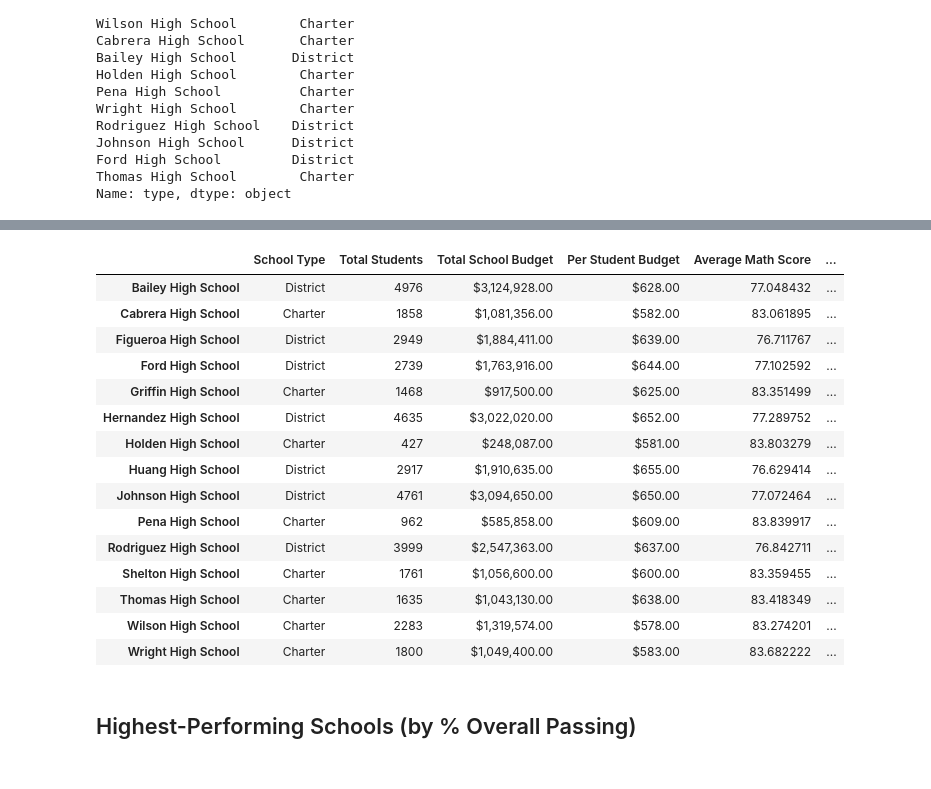
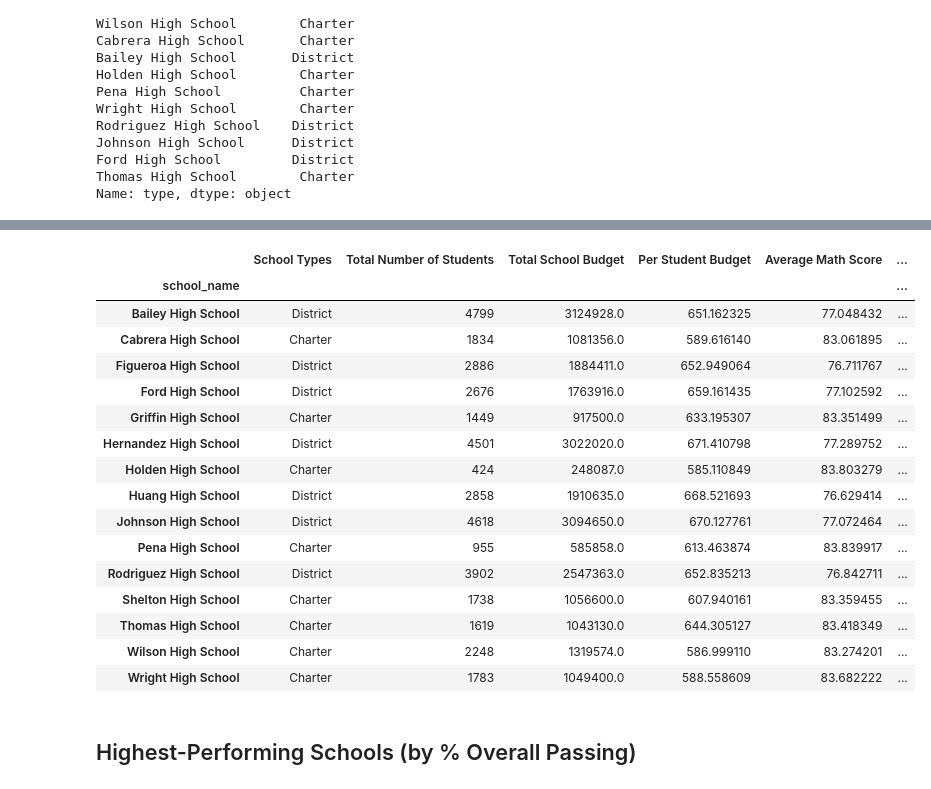
Before and after one commit to kbrantner/pandas_challenge, a Jupyter notebook: Starter_Code/Starter_Code/PyCitySchools/PyCitySchools_starter-Copy1.ipynb, the cells around one changed output, grey strips where cells are left out. Cells and saved outputs as stored; diff of their text form; code cells hidden in the pictures.

Commit message:
completed school summary section

```diff
--- a/Starter_Code/Starter_Code/PyCitySchools/PyCitySchools_starter-Copy1.ipynb
+++ b/Starter_Code/Starter_Code/PyCitySchools/PyCitySchools_starter-Copy1.ipynb
@@ -161,6 +161,6 @@ Thomas High School        Charter
 Name: type, dtype: object
 # %%
 # Calculate the total student count
-per_school_counts =school_data(["school_name"])["student_name"].unique()
+per_school_counts =school_data_complete.groupby(["school_name"])["student_name"].nunique()
 per_school_counts
 # %% [output]
@@ -172,4 +208,6 @@ per_school_capita = per_school_budget / per_school_counts
 # %%
 # Calculate the average test scores
-per_school_math =
-per_school_reading =
+
+per_school_math = school_data_complete.groupby(["school_name"]).mean()["math_score"]
+per_school_reading = school_data_complete.groupby(["school_name"]).mean()["reading_score"]
+per_school_math
@@ -176,3 +232,5 @@ per_school_reading =
 # %%
 # Calculate the number of schools with math scores of 70 or higher
-school_passing_math =
+school_passing_math = school_data_complete.loc[school_data_complete["math_score"]>=70]
+number_school_passing_math=len(school_passing_math.groupby("school_name").nunique())
+number_school_passing_math
@@ -179,3 +239,5 @@ school_passing_math =
 # %%
 # Calculate the number of schools with reading scores of 70 or higher
-school_passing_reading =
+school_passing_reading = school_data_complete.loc[school_data_complete["reading_score"]>=70]
+number_school_passing_reading=len(school_passing_reading.groupby("school_name").nunique())
+number_school_passing_reading
@@ -191,31 +274,32 @@ per_school_passing_reading = school_passing_reading.groupby(["school_name"]).cou
 overall_passing_rate = passing_math_and_reading.groupby(["school_name"]).count()["student_name"] / per_school_counts * 100
 # %%
 # Create a DataFrame called `per_school_summary` with columns for the calculations above.
-
+per_school_summary=pd.DataFrame({"School Types":school_types, "Total Number of Students":per_school_counts, "Total School Budget":per_school_budget, "Per Student Budget":per_school_capita, "Average Math Score": per_school_math,  "Average Reading Score": per_school_reading, "Percent Passing Math":per_school_passing_math, "Percent Passing Reading":per_school_passing_reading, "Percent Overall Passing":overall_passing_rate})
 
 # Formatting
-per_school_summary["Total School Budget"] = per_school_summary["Total School Budget"].map("${:,.2f}".format)
-per_school_summary["Per Student Budget"] = per_school_summary["Per Student Budget"].map("${:,.2f}".format)
+#per_school_summary["Total School Budget"] = per_school_summary["Total School Budget"].map("${:,.2f}".format)
+#per_school_summary["Per Student Budget"] = per_school_summary["Per Student Budget"].map("${:,.2f}".format)
 
 # Display the DataFrame
 per_school_summary
 # %% [output]
-|  | School Type | Total Students | Total School Budget | Per Student Budget | Average Math Score | ... |
-| Bailey High School | District | 4976 | $3,124,928.00 | $628.00 | 77.048432 | ... |
-| Cabrera High School | Charter | 1858 | $1,081,356.00 | $582.00 | 83.061895 | ... |
-| Figueroa High School | District | 2949 | $1,884,411.00 | $639.00 | 76.711767 | ... |
-| Ford High School | District | 2739 | $1,763,916.00 | $644.00 | 77.102592 | ... |
-| Griffin High School | Charter | 1468 | $917,500.00 | $625.00 | 83.351499 | ... |
-| Hernandez High School | District | 4635 | $3,022,020.00 | $652.00 | 77.289752 | ... |
-| Holden High School | Charter | 427 | $248,087.00 | $581.00 | 83.803279 | ... |
-| Huang High School | District | 2917 | $1,910,635.00 | $655.00 | 76.629414 | ... |
-| Johnson High School | District | 4761 | $3,094,650.00 | $650.00 | 77.072464 | ... |
-| Pena High School | Charter | 962 | $585,858.00 | $609.00 | 83.839917 | ... |
-| Rodriguez High School | District | 3999 | $2,547,363.00 | $637.00 | 76.842711 | ... |
-| Shelton High School | Charter | 1761 | $1,056,600.00 | $600.00 | 83.359455 | ... |
-| Thomas High School | Charter | 1635 | $1,043,130.00 | $638.00 | 83.418349 | ... |
-| Wilson High School | Charter | 2283 | $1,319,574.00 | $578.00 | 83.274201 | ... |
-| Wright High School | Charter | 1800 | $1,049,400.00 | $583.00 | 83.682222 | ... |
+|  | School Types | Total Number of Students | Total School Budget | Per Student Budget | Average Math Score | ... |
+| school_name |  |  |  |  |  | ... |
+| Bailey High School | District | 4799 | 3124928.0 | 651.162325 | 77.048432 | ... |
+| Cabrera High School | Charter | 1834 | 1081356.0 | 589.616140 | 83.061895 | ... |
+| Figueroa High School | District | 2886 | 1884411.0 | 652.949064 | 76.711767 | ... |
+| Ford High School | District | 2676 | 1763916.0 | 659.161435 | 77.102592 | ... |
+| Griffin High School | Charter | 1449 | 917500.0 | 633.195307 | 83.351499 | ... |
+| Hernandez High School | District | 4501 | 3022020.0 | 671.410798 | 77.289752 | ... |
+| Holden High School | Charter | 424 | 248087.0 | 585.110849 | 83.803279 | ... |
+| Huang High School | District | 2858 | 1910635.0 | 668.521693 | 76.629414 | ... |
+| Johnson High School | District | 4618 | 3094650.0 | 670.127761 | 77.072464 | ... |
+| Pena High School | Charter | 955 | 585858.0 | 613.463874 | 83.839917 | ... |
+| Rodriguez High School | District | 3902 | 2547363.0 | 652.835213 | 76.842711 | ... |
+| Shelton High School | Charter | 1738 | 1056600.0 | 607.940161 | 83.359455 | ... |
+| Thomas High School | Charter | 1619 | 1043130.0 | 644.305127 | 83.418349 | ... |
+| Wilson High School | Charter | 2248 | 1319574.0 | 586.999110 | 83.274201 | ... |
+| Wright High School | Charter | 1783 | 1049400.0 | 588.558609 | 83.682222 | ... |
 # %% [markdown]
 ## Highest-Performing Schools (by % Overall Passing)
 # %%
```
Also changed, not shown: parts of 6 cells of this notebook.
